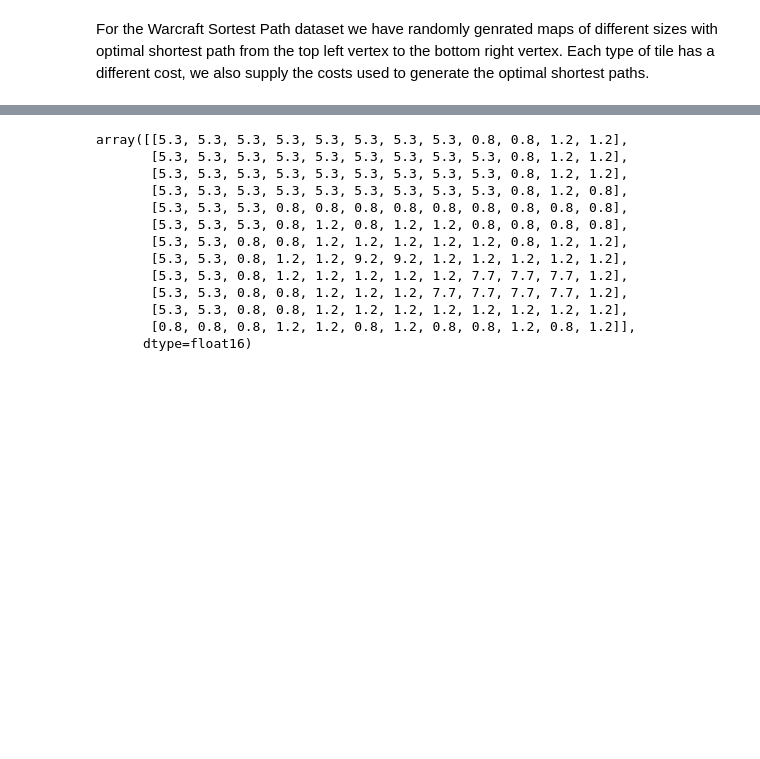
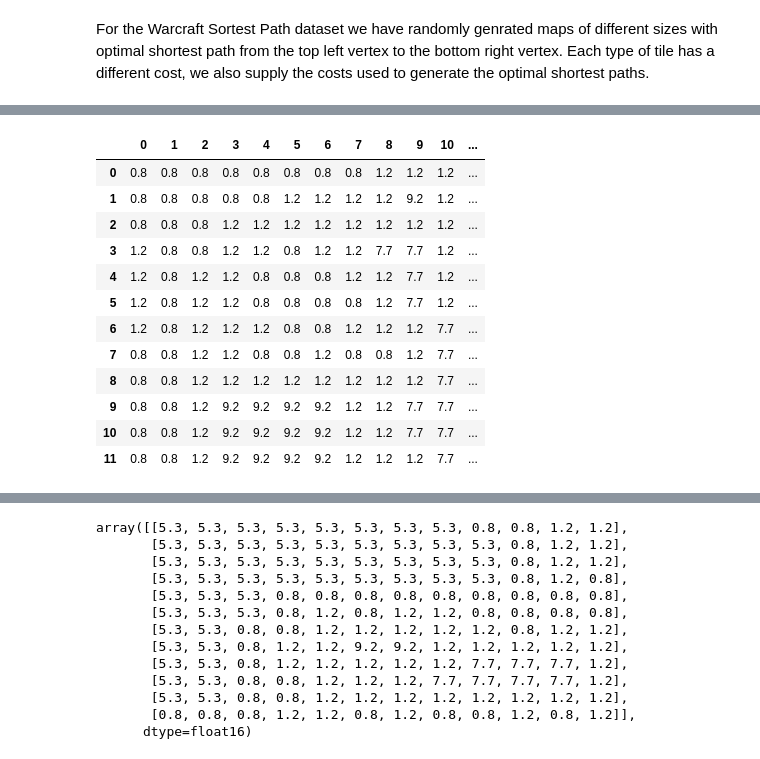
Before and after one commit to k-onoue/constrained_BO, a Jupyter notebook: notebooks/2024-07-06_data_viz.ipynb, the cells around one changed output, grey strips where cells are left out. Saved outputs shown, nothing was run; the diff lists cells and outputs as text; code cells hidden in the pictures; blank space fills up the shorter version.

```diff
--- a/notebooks/2024-07-06_data_viz.ipynb
+++ b/notebooks/2024-07-06_data_viz.ipynb
@@ -94,0 +170,29 @@ Weights shape: (10000, 12, 12)
+# %%
+temp = pd.DataFrame(np.array([[0.8, 0.8, 0.8, 0.8, 0.8, 0.8, 0.8, 0.8, 1.2, 1.2, 1.2, 0.8],
+       [0.8, 0.8, 0.8, 0.8, 0.8, 1.2, 1.2, 1.2, 1.2, 9.2, 1.2, 1.2],
+       [0.8, 0.8, 0.8, 1.2, 1.2, 1.2, 1.2, 1.2, 1.2, 1.2, 1.2, 1.2],
+       [1.2, 0.8, 0.8, 1.2, 1.2, 0.8, 1.2, 1.2, 7.7, 7.7, 1.2, 1.2],
+       [1.2, 0.8, 1.2, 1.2, 0.8, 0.8, 0.8, 1.2, 1.2, 7.7, 1.2, 1.2],
+       [1.2, 0.8, 1.2, 1.2, 0.8, 0.8, 0.8, 0.8, 1.2, 7.7, 1.2, 1.2],
+       [1.2, 0.8, 1.2, 1.2, 1.2, 0.8, 0.8, 1.2, 1.2, 1.2, 7.7, 7.7],
+       [0.8, 0.8, 1.2, 1.2, 0.8, 0.8, 1.2, 0.8, 0.8, 1.2, 7.7, 7.7],
+       [0.8, 0.8, 1.2, 1.2, 1.2, 1.2, 1.2, 1.2, 1.2, 1.2, 7.7, 7.7],
+       [0.8, 0.8, 1.2, 9.2, 9.2, 9.2, 9.2, 1.2, 1.2, 7.7, 7.7, 7.7],
+       [0.8, 0.8, 1.2, 9.2, 9.2, 9.2, 9.2, 1.2, 1.2, 7.7, 7.7, 7.7],
+       [0.8, 0.8, 1.2, 9.2, 9.2, 9.2, 9.2, 1.2, 1.2, 1.2, 7.7, 7.7]]))
+
+temp
+# %% [output]
+|  | 0 | 1 | 2 | 3 | 4 | 5 | 6 | 7 | 8 | 9 | 10 | ... |
+| 0 | 0.8 | 0.8 | 0.8 | 0.8 | 0.8 | 0.8 | 0.8 | 0.8 | 1.2 | 1.2 | 1.2 | ... |
+| 1 | 0.8 | 0.8 | 0.8 | 0.8 | 0.8 | 1.2 | 1.2 | 1.2 | 1.2 | 9.2 | 1.2 | ... |
+| 2 | 0.8 | 0.8 | 0.8 | 1.2 | 1.2 | 1.2 | 1.2 | 1.2 | 1.2 | 1.2 | 1.2 | ... |
+| 3 | 1.2 | 0.8 | 0.8 | 1.2 | 1.2 | 0.8 | 1.2 | 1.2 | 7.7 | 7.7 | 1.2 | ... |
+| 4 | 1.2 | 0.8 | 1.2 | 1.2 | 0.8 | 0.8 | 0.8 | 1.2 | 1.2 | 7.7 | 1.2 | ... |
+| 5 | 1.2 | 0.8 | 1.2 | 1.2 | 0.8 | 0.8 | 0.8 | 0.8 | 1.2 | 7.7 | 1.2 | ... |
+| 6 | 1.2 | 0.8 | 1.2 | 1.2 | 1.2 | 0.8 | 0.8 | 1.2 | 1.2 | 1.2 | 7.7 | ... |
+| 7 | 0.8 | 0.8 | 1.2 | 1.2 | 0.8 | 0.8 | 1.2 | 0.8 | 0.8 | 1.2 | 7.7 | ... |
+| 8 | 0.8 | 0.8 | 1.2 | 1.2 | 1.2 | 1.2 | 1.2 | 1.2 | 1.2 | 1.2 | 7.7 | ... |
+| 9 | 0.8 | 0.8 | 1.2 | 9.2 | 9.2 | 9.2 | 9.2 | 1.2 | 1.2 | 7.7 | 7.7 | ... |
+| 10 | 0.8 | 0.8 | 1.2 | 9.2 | 9.2 | 9.2 | 9.2 | 1.2 | 1.2 | 7.7 | 7.7 | ... |
+| 11 | 0.8 | 0.8 | 1.2 | 9.2 | 9.2 | 9.2 | 9.2 | 1.2 | 1.2 | 1.2 | 7.7 | ... |
```
Also changed, not shown: parts of 7 cells of this notebook, 6 other files.
